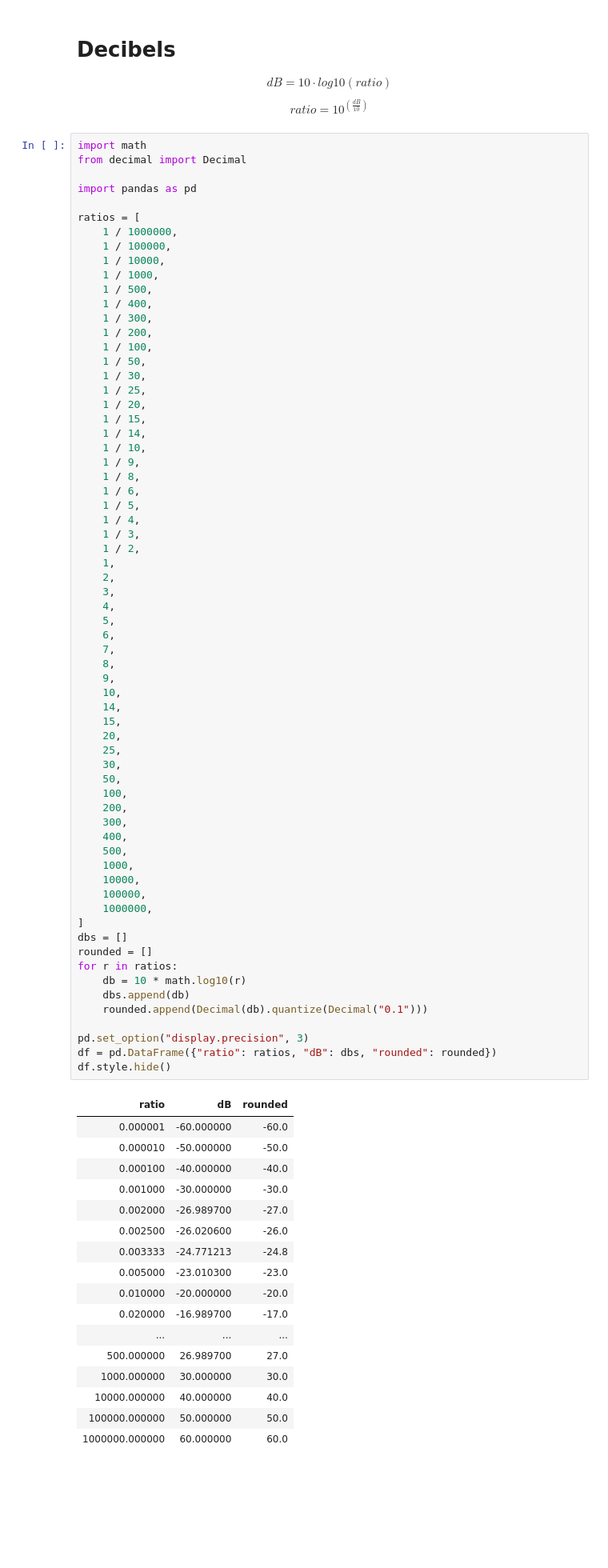
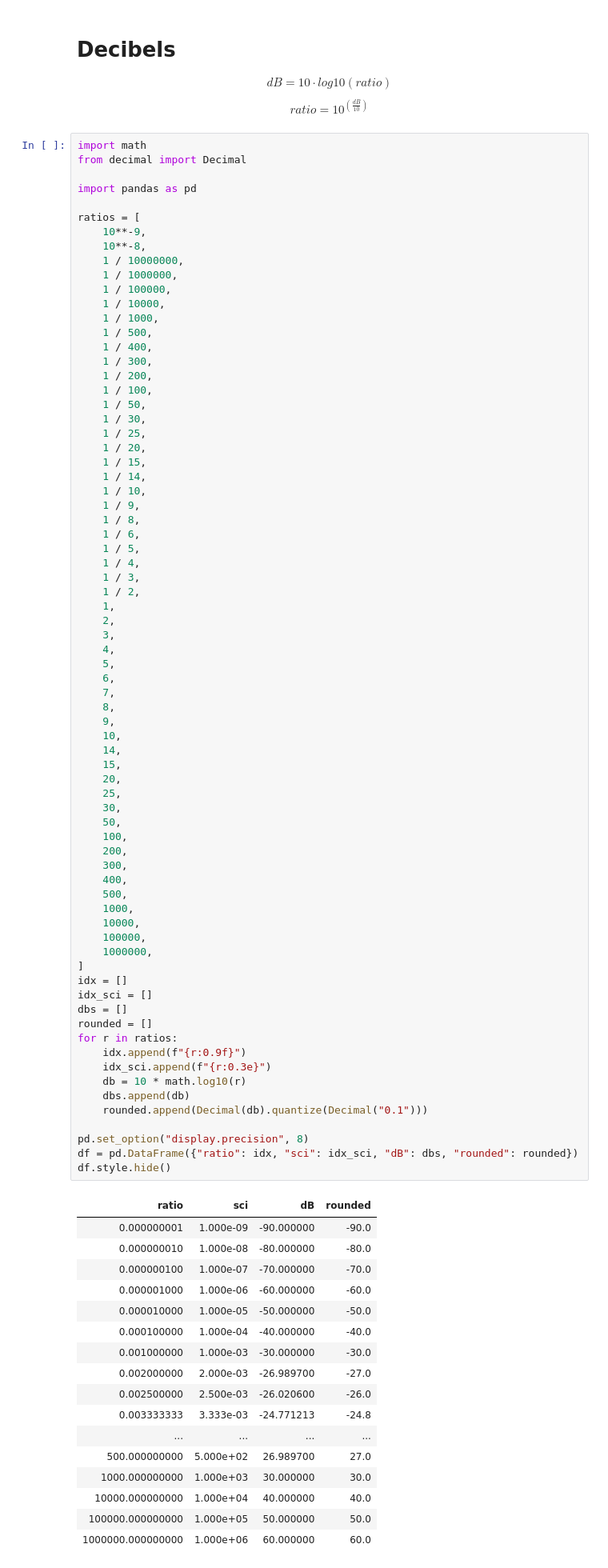
Before and after one commit to M0YCX/ycx_rf_notebooks, a Jupyter notebook: Math/Decibels.ipynb, the cells around one changed output. Shown at 80% size. Saved outputs shown, nothing was run; the diff lists cells and outputs as text; blank space fills up the shorter version.

```diff
--- a/Math/Decibels.ipynb
+++ b/Math/Decibels.ipynb
@@ -15,6 +15,9 @@ from decimal import Decimal
 import pandas as pd
 
 ratios = [
+    10**-9,
+    10**-8,
+    1 / 10000000,
     1 / 1000000,
     1 / 100000,
     1 / 10000,
@@ -46,52 +49,56 @@ ratios = [
     6,
     7,
     8,
     9,
     10,
     14,
     15,
     20,
     25,
     30,
     50,
     100,
     200,
     300,
     400,
     500,
     1000,
     10000,
     100000,
     1000000,
 ]
+idx = []
+idx_sci = []
 dbs = []
 rounded = []
 for r in ratios:
+    idx.append(f"{r:0.9f}")
+    idx_sci.append(f"{r:0.3e}")
     db = 10 * math.log10(r)
     dbs.append(db)
     rounded.append(Decimal(db).quantize(Decimal("0.1")))
 
-pd.set_option("display.precision", 3)
-df = pd.DataFrame({"ratio": ratios, "dB": dbs, "rounded": rounded})
+pd.set_option("display.precision", 8)
+df = pd.DataFrame({"ratio": idx, "sci": idx_sci, "dB": dbs, "rounded": rounded})
 df.style.hide()
 # %% [output]
-| ratio | dB | rounded |
-| 0.000001 | -60.000000 | -60.0 |
-| 0.000010 | -50.000000 | -50.0 |
-| 0.000100 | -40.000000 | -40.0 |
-| 0.001000 | -30.000000 | -30.0 |
-| 0.002000 | -26.989700 | -27.0 |
-| 0.002500 | -26.020600 | -26.0 |
-| 0.003333 | -24.771213 | -24.8 |
-| 0.005000 | -23.010300 | -23.0 |
-| 0.010000 | -20.000000 | -20.0 |
-| 0.020000 | -16.989700 | -17.0 |
-| ... | ... | ... |
-| 500.000000 | 26.989700 | 27.0 |
-| 1000.000000 | 30.000000 | 30.0 |
-| 10000.000000 | 40.000000 | 40.0 |
-| 100000.000000 | 50.000000 | 50.0 |
-| 1000000.000000 | 60.000000 | 60.0 |
+| ratio | sci | dB | rounded |
+| 0.000000001 | 1.000e-09 | -90.000000 | -90.0 |
+| 0.000000010 | 1.000e-08 | -80.000000 | -80.0 |
+| 0.000000100 | 1.000e-07 | -70.000000 | -70.0 |
+| 0.000001000 | 1.000e-06 | -60.000000 | -60.0 |
+| 0.000010000 | 1.000e-05 | -50.000000 | -50.0 |
+| 0.000100000 | 1.000e-04 | -40.000000 | -40.0 |
+| 0.001000000 | 1.000e-03 | -30.000000 | -30.0 |
+| 0.002000000 | 2.000e-03 | -26.989700 | -27.0 |
+| 0.002500000 | 2.500e-03 | -26.020600 | -26.0 |
+| 0.003333333 | 3.333e-03 | -24.771213 | -24.8 |
+| ... | ... | ... | ... |
+| 500.000000000 | 5.000e+02 | 26.989700 | 27.0 |
+| 1000.000000000 | 1.000e+03 | 30.000000 | 30.0 |
+| 10000.000000000 | 1.000e+04 | 40.000000 | 40.0 |
+| 100000.000000000 | 1.000e+05 | 50.000000 | 50.0 |
+| 1000000.000000000 | 1.000e+06 | 60.000000 | 60.0 |
 # %% [markdown]
 ---
 # dBm to Voltage (by Z)
```
Also changed, not shown: parts of 1 cell of this notebook, 3 other files.
